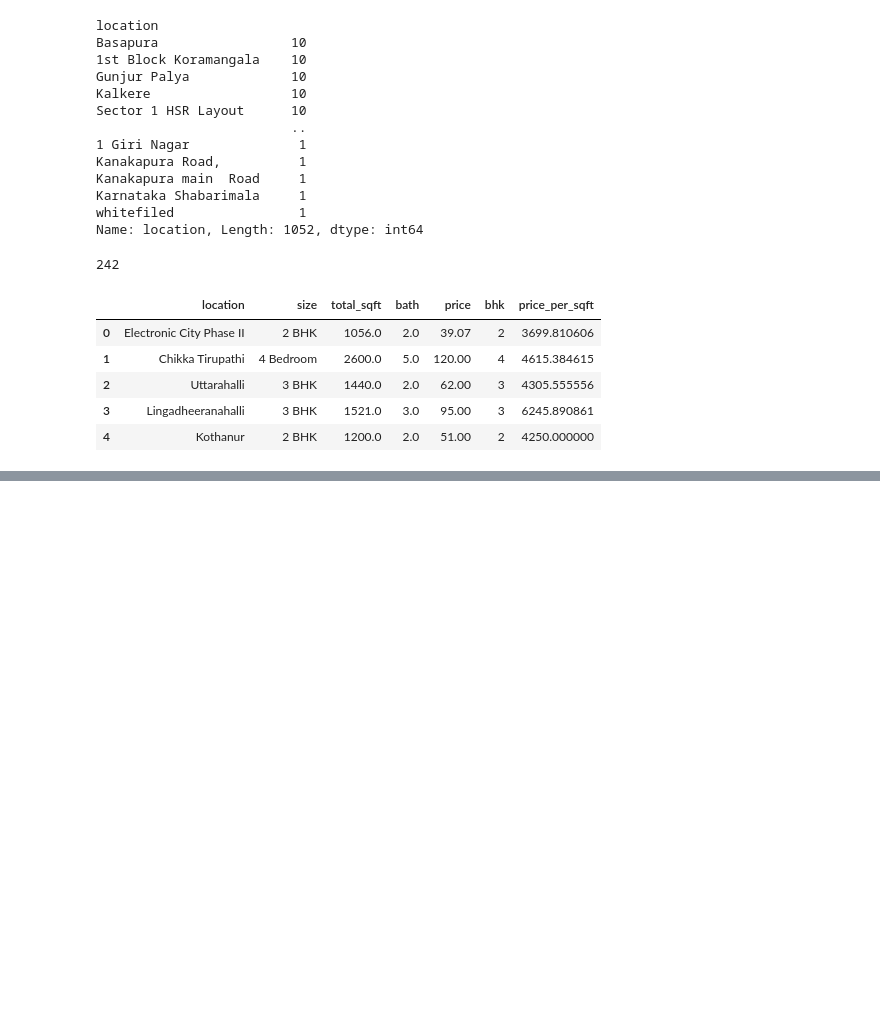
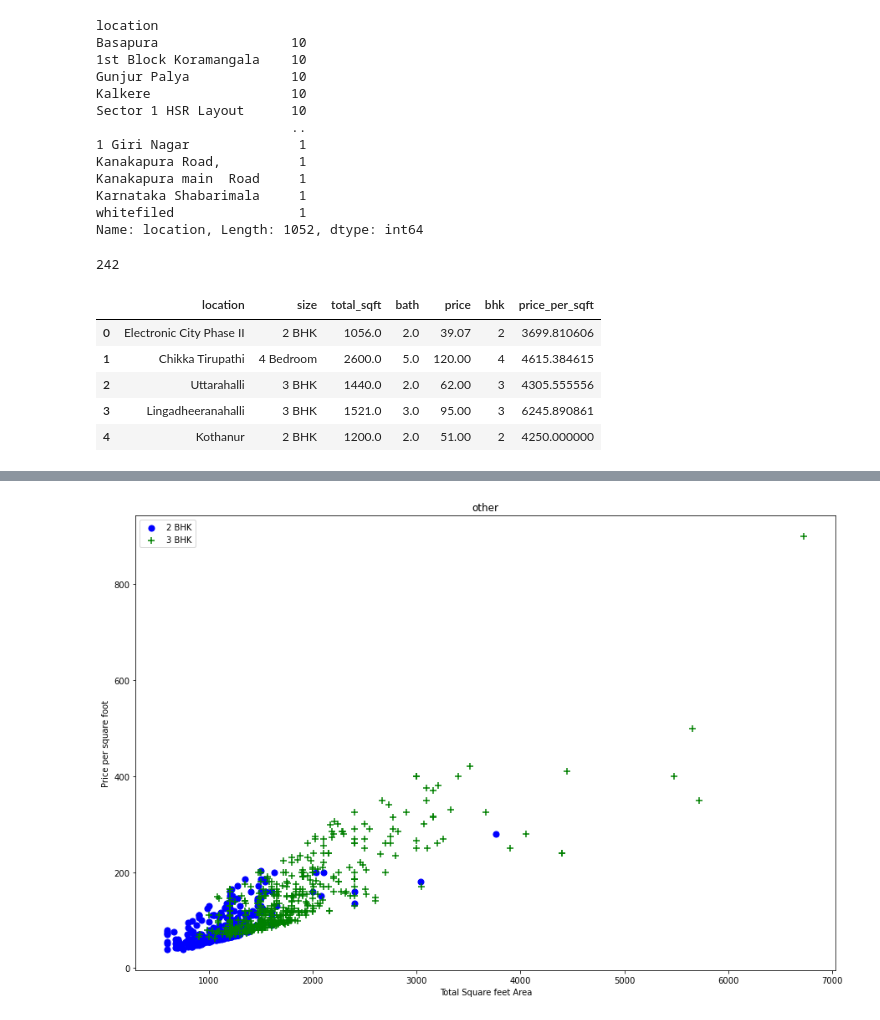
Before and after one commit to KhalidAlghamdi8/ML-collection, a Jupyter notebook: Machine Learning & Data Science Project/HomePrices/model.ipynb, the cells around one changed output, grey strips where cells are left out. Drawn from its saved outputs; the diff is of its cells as text; code cells hidden in the pictures; blank space fills up the shorter version.

```diff
--- a/Machine Learning & Data Science Project/HomePrices/model.ipynb
+++ b/Machine Learning & Data Science Project/HomePrices/model.ipynb
@@ -246,0 +373,5 @@ df1.head()
+# %%
+# After removing the outliers
+plot_scatter_chaet(df4, 'other')
+# %% [output]
+[figure, added]
```
Also changed, not shown: parts of 9 cells of this notebook.
